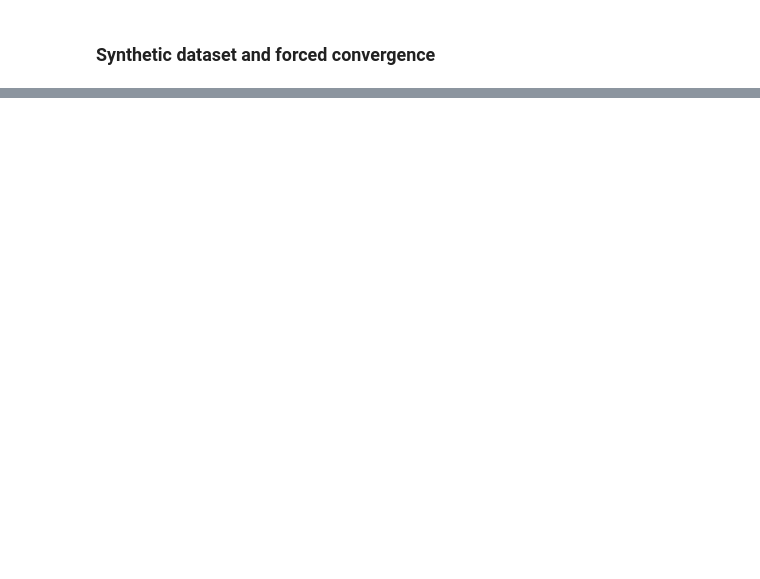
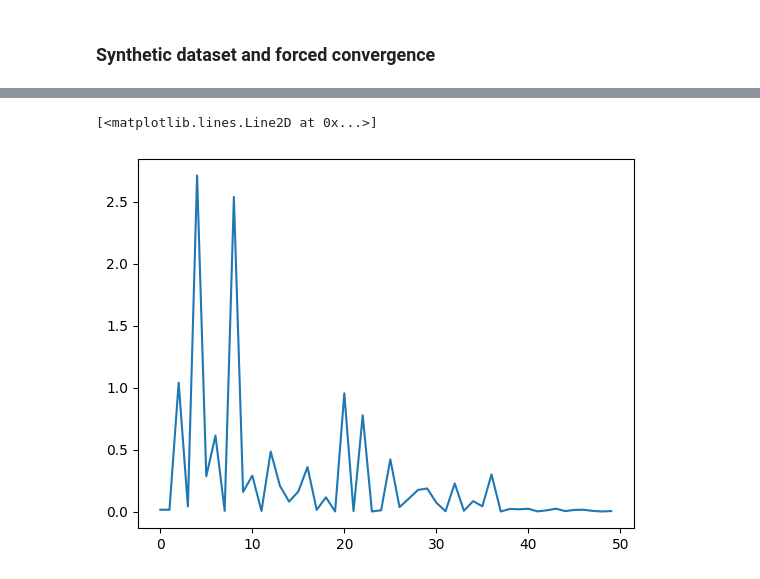
Before and after one commit to Laz4rz/2headgrad, a Jupyter notebook: head2grad_play.ipynb, the cells around one changed output, grey strips where cells are left out. Cells and saved outputs as stored; diff of their text form; code cells hidden in the pictures; blank space fills up the shorter version.

Commit message:
backprop: working forced convergence, model.step()

```diff
--- a/head2grad_play.ipynb
+++ b/head2grad_play.ipynb
@@ -126,2 +128,13 @@ p(x)
 # %% [markdown]
 ### Synthetic dataset and forced convergence
+# %%
+import random
+import matplotlib.pyplot as plt
+
+# think you can change him? hes just ones all day long baby
+n = 50
+w = 3
+ds = zip([[random.randint(-50, 50) for _ in range(w)] for _ in range(n)], [1 for _ in range(n)])
+ds = list(ds)
+
+ds[:5]
@@ -127,0 +147,3 @@ p(x)
+# %%
+model = MLP(3, [5, 5, 1])
+model
@@ -127,0 +154,10 @@ p(x)
+# %%
+# no optimization, just to see the initial state of the model
+losses = []
+
+for x, target in ds:
+    y = model(x)
+    loss = (y - target) ** 2
+    losses.append(loss.data)
+
+plt.plot(losses)
@@ -127,0 +167,16 @@ p(x)
+# %%
+# YOOOOOOOOOOOO IT LIVES
+losses = []
+
+for x, target in ds:
+    y = model(x)
+    loss = (y - target) ** 2
+    losses.append(loss.data)
+
+    loss.backward()
+    model.step()
+
+plt.plot(losses)
+# %% [output]
+[<matplotlib.lines.Line2D at 0x...>]
+[figure, added]
```
Also changed, not shown: parts of 7 cells of this notebook, 1 other file.
